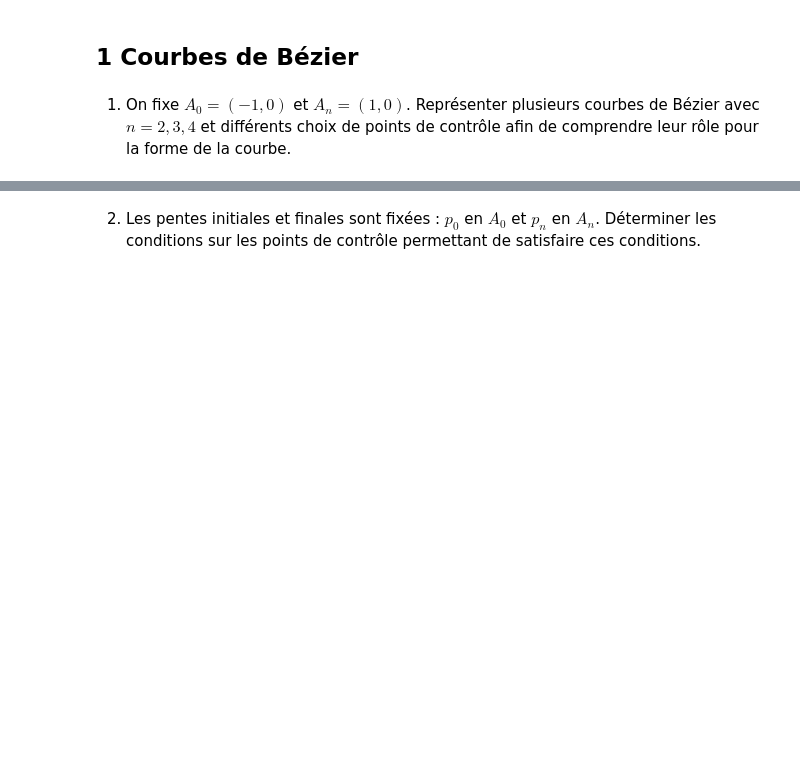
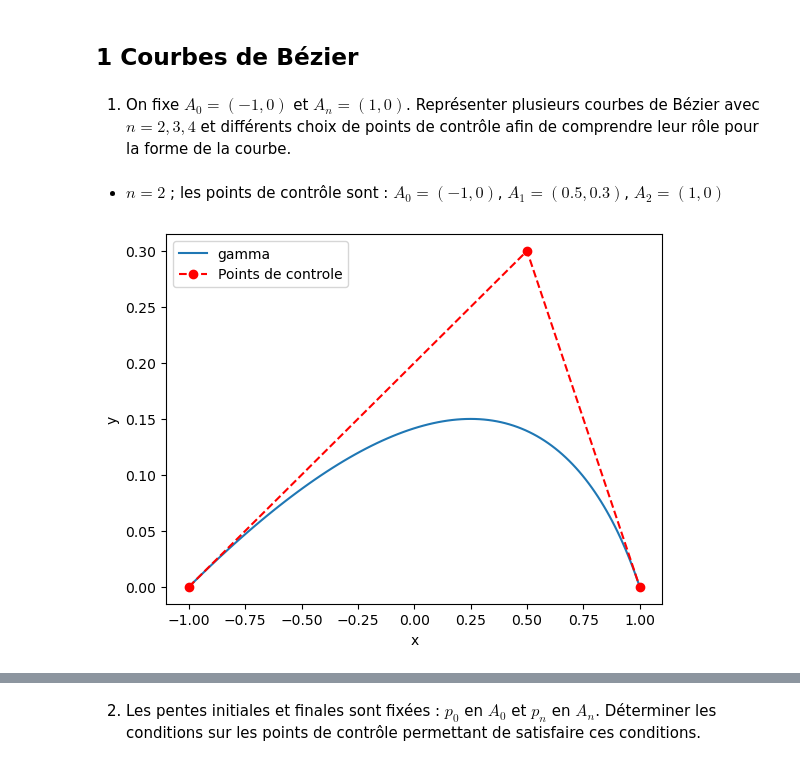
Before and after one commit to EvanTrenchant/Courbure-Minimale-Analyse5, a Jupyter notebook: CourbureMinimale.ipynb, the cells around one changed output, grey strips where cells are left out. Drawn from its saved outputs; the diff is of its cells as text; code cells hidden in the pictures; blank space fills up the shorter version.

```diff
--- a/CourbureMinimale.ipynb
+++ b/CourbureMinimale.ipynb
@@ -6,0 +57,15 @@
+# %% [markdown]
+-   $n = 2$ ; les points de contrôle sont : $A_0 = (-1,0)$, $A_1= (0.5,0.3)$, $A_2 = (1,0)$
+# %%
+A = [[-1,0],[0.5,0.3],[1,0]]
+GAMMA1=gamma(A)
+GAMMA1=np.array(GAMMA1)
+plt.plot(GAMMA1[:,0],GAMMA1[:,1], label='gamma')
+A2 = np.array(A)
+plt.plot(A2[:,0],A2[:,1],'ro--', label='Points de controle')
+plt.legend()
+plt.xlabel('x')
+plt.ylabel('y')
+plt.show()
+# %% [output]
+[figure, added]
```
Also changed, not shown: parts of 8 cells of this notebook.
